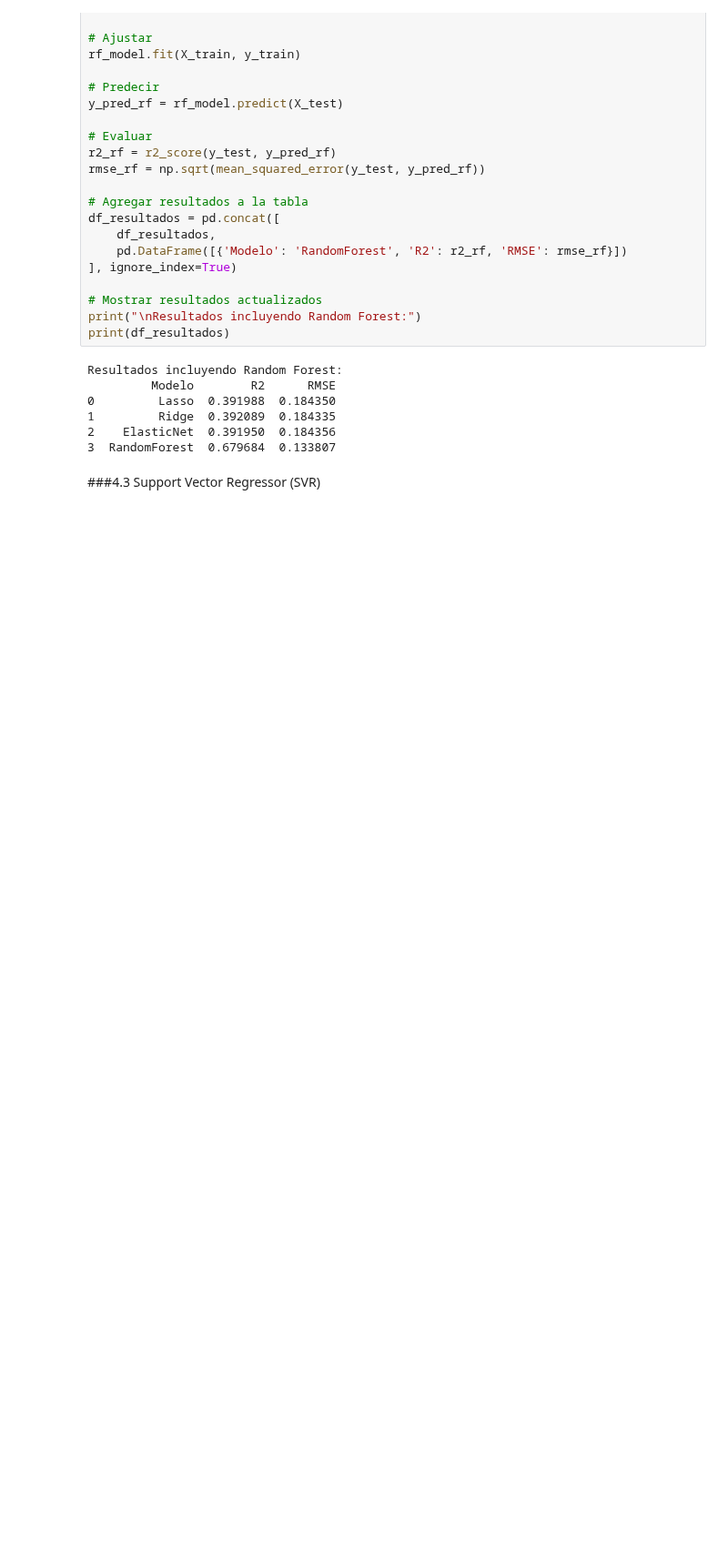
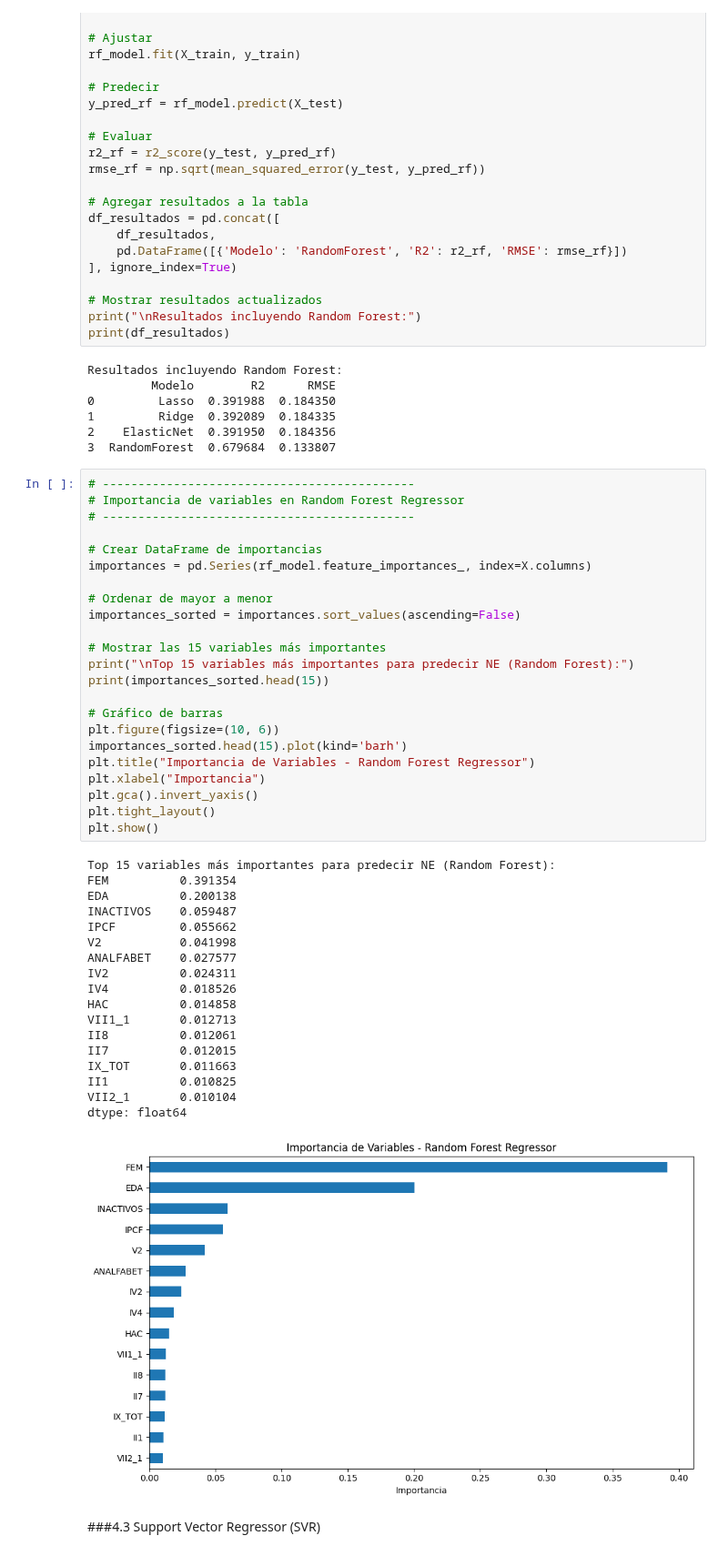
Before and after one commit to santiagoriverti/prediccion_nivel_educativo, a Jupyter notebook: scripts/prediccion_nivel_educativo.ipynb, the cells around one changed output. Shown at 91% size. Cells and saved outputs as stored; diff of their text form; blank space fills up the shorter version.

Commit message:
correccion modelos

```diff
--- a/scripts/prediccion_nivel_educativo.ipynb
+++ b/scripts/prediccion_nivel_educativo.ipynb
@@ -398,6 +388,48 @@ Resultados incluyendo Random Forest:
 1         Ridge  0.392089  0.184335
 2    ElasticNet  0.391950  0.184356
 3  RandomForest  0.679684  0.133807
+# %%
+# --------------------------------------------
+# Importancia de variables en Random Forest Regressor
+# --------------------------------------------
+
+# Crear DataFrame de importancias
+importances = pd.Series(rf_model.feature_importances_, index=X.columns)
+
+# Ordenar de mayor a menor
+importances_sorted = importances.sort_values(ascending=False)
+
+# Mostrar las 15 variables más importantes
+print("\nTop 15 variables más importantes para predecir NE (Random Forest):")
+print(importances_sorted.head(15))
+
+# Gráfico de barras
+plt.figure(figsize=(10, 6))
+importances_sorted.head(15).plot(kind='barh')
+plt.title("Importancia de Variables - Random Forest Regressor")
+plt.xlabel("Importancia")
+plt.gca().invert_yaxis()
+plt.tight_layout()
+plt.show()
+# %% [output]
+Top 15 variables más importantes para predecir NE (Random Forest):
+FEM          0.391354
+EDA          0.200138
+INACTIVOS    0.059487
+IPCF         0.055662
+V2           0.041998
+ANALFABET    0.027577
+IV2          0.024311
+IV4          0.018526
+HAC          0.014858
+VII1_1       0.012713
+II8          0.012061
+II7          0.012015
+IX_TOT       0.011663
+II1          0.010825
+VII2_1       0.010104
+dtype: float64
+[figure, added]
 # %% [markdown]
 ###4.3 Support Vector Regressor (SVR)
 # %%
```
Also changed, not shown: parts of 4 cells of this notebook, 2 other files.
